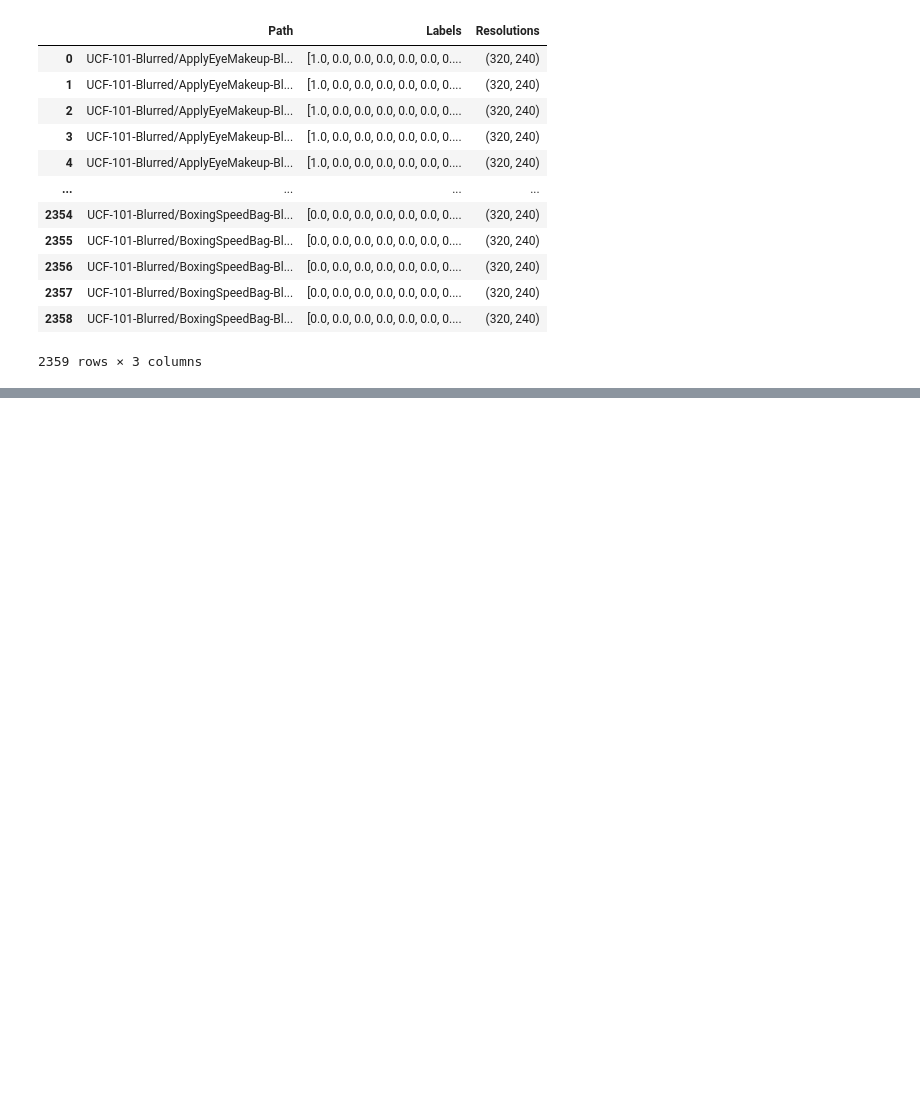
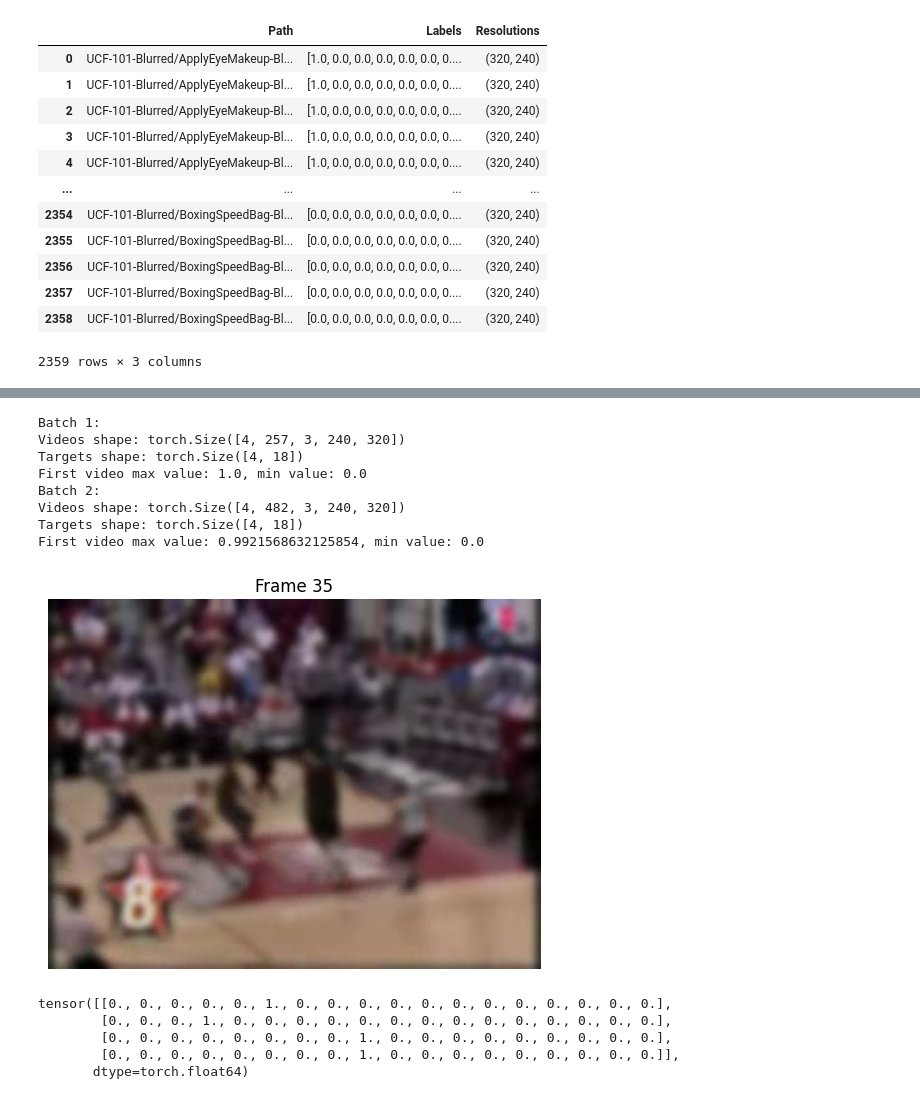
Before and after one commit to techyorzl/obscura-vision, a Jupyter notebook: model.ipynb, the cells around one changed output, grey strips where cells are left out. Saved outputs shown, nothing was run; the diff lists cells and outputs as text; code cells hidden in the pictures; blank space fills up the shorter version.

Commit message:
Data Generator + Model

```diff
--- a/preProData.ipynb
+++ b/model.ipynb
@@ -212,3 +213,5 @@ data
 # %%
 data = data.sample(frac=1).reset_index(drop=True)
 data
+x = data['Path']
+y = data['Labels']
@@ -228,0 +218,2 @@ data
+# %%
+xTrain, xTest, yTrain, yTest = train_test_split(x, y, test_size=0.2, random_state=42)
@@ -228,0 +290,16 @@ data
+# %%
+# Getting number of frames for every video to check whether they are same or not
+import cv2
+import numpy as np
+
+def getTotalFrames(video_path):
+    cap = cv2.VideoCapture(video_path)
+    if not cap.isOpened():
+        return None
+    total_frames = int(cap.get(cv2.CAP_PROP_FRAME_COUNT))
+    cap.release()
+    return total_frames
+
+videos = list(data['Path'])
+
+frameList = [getTotalFrames(video_path=video) for video in videos]
@@ -228,0 +401,56 @@ data
+# %%
+dataset = dat(xTrain, yTrain)
+
+dataloader = torch.utils.data.DataLoader(
+    dataset,
+    batch_size=4,
+    shuffle=False,
+    collate_fn=collate_fn
+)
+
+# Iterate through the DataLoader and print some details about the batches
+for i, (videos, targets) in enumerate(dataloader):
+    print(f"Batch {i + 1}:")
+    print(f"Videos shape: {videos.shape}")
+    print(f"Targets shape: {targets.shape}")
+    print(f"First video max value: {videos[0].max()}, min value: {videos[0].min()}")
+
+    if i == 1:
+        break
+
+
+
+
+import matplotlib.pyplot as plt
+
+# Get a batch of videos and targets
+for videos, targets in dataloader:
+    video_to_visualize = videos[3]
+    break
+
+# Select a specific frame to visualize (e.g., the 10th frame, index 9)
+frame_index = 34
+
+frame = video_to_visualize[frame_index].permute(1, 2, 0).numpy()  # (C, H, W) -> (H, W, C)
+
+# Display the frame
+plt.imshow(frame)
+plt.axis('off')
+plt.title(f'Frame {frame_index + 1}')
+plt.show()
+print(targets)
+# %% [output]
+Batch 1:
+Videos shape: torch.Size([4, 257, 3, 240, 320])
+Targets shape: torch.Size([4, 18])
+First video max value: 1.0, min value: 0.0
+Batch 2:
+Videos shape: torch.Size([4, 482, 3, 240, 320])
+Targets shape: torch.Size([4, 18])
+First video max value: 0.9921568632125854, min value: 0.0
+[figure, added]
+tensor([[0., 0., 0., 0., 0., 1., 0., 0., 0., 0., 0., 0., 0., 0., 0., 0., 0., 0.],
+        [0., 0., 0., 1., 0., 0., 0., 0., 0., 0., 0., 0., 0., 0., 0., 0., 0., 0.],
+        [0., 0., 0., 0., 0., 0., 0., 0., 1., 0., 0., 0., 0., 0., 0., 0., 0., 0.],
+        [0., 0., 0., 0., 0., 0., 0., 0., 1., 0., 0., 0., 0., 0., 0., 0., 0., 0.]],
+       dtype=torch.float64)
```
Also changed, not shown: parts of 10 cells of this notebook, 1 other file.
